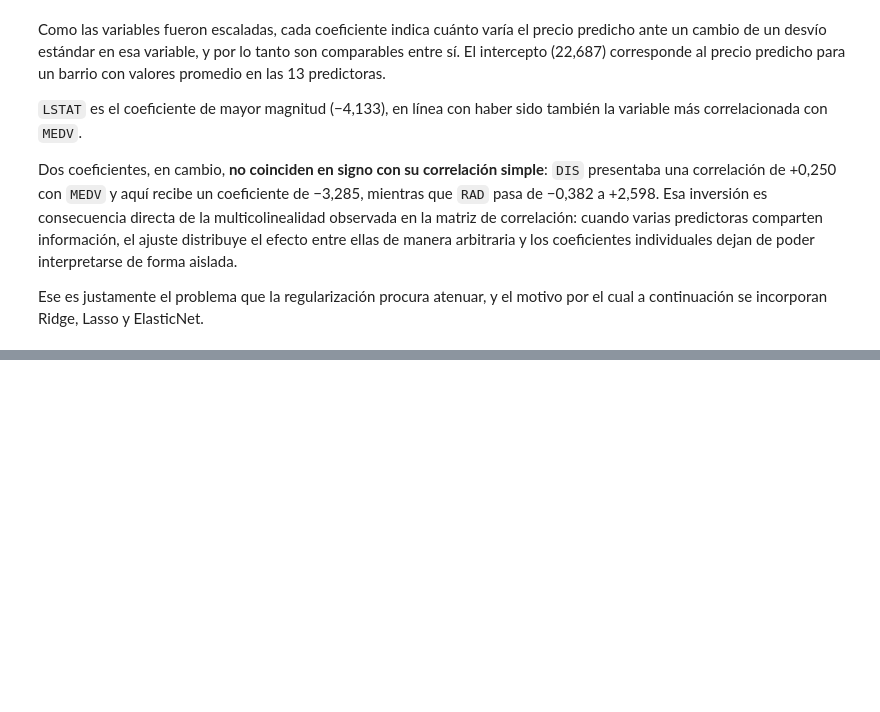
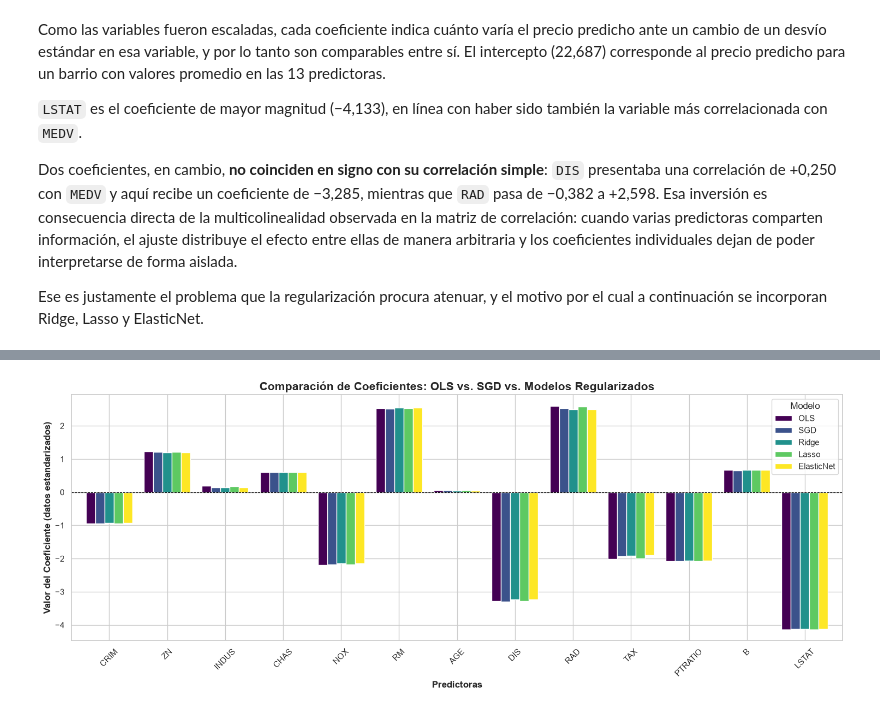
Before and after one commit to Juliansilva1/TP_AA1_Aiup_Paoloni_Silva, a Jupyter notebook: src/TP-regresion-AA1.ipynb, the cells around one changed output, grey strips where cells are left out. Drawn from its saved outputs; the diff is of its cells as text; code cells hidden in the pictures; blank space fills up the shorter version.

```diff
--- a/src/TP-regresion-AA1.ipynb
+++ b/src/TP-regresion-AA1.ipynb
@@ -625,0 +759,85 @@ Ese es justamente el problema que la regularización procura atenuar, y el motiv
+# %%
+from sklearn.linear_model import ElasticNetCV, LassoCV, RidgeCV
+
+# Espacio de búsqueda para alpha en escala logarítmica
+alphas = np.logspace(-3, 3, 100)
+
+# 1. Ridge con validación cruzada (5 folds)
+ridge_cv = RidgeCV(alphas=alphas, cv=5, scoring="neg_mean_squared_error")
+ridge_cv.fit(X_train_escalado, y_train)
+
+# 2. Lasso con validación cruzada (5 folds)
+lasso_cv = LassoCV(alphas=alphas, cv=5, random_state=RANDOM_STATE, max_iter=5000)
+lasso_cv.fit(X_train_escalado, y_train)
+
+# 3. ElasticNet con validación cruzada (5 folds)
+l1_ratios = [0.1, 0.3, 0.5, 0.7, 0.9, 0.95, 0.99]
+elastic_cv = ElasticNetCV(
+    alphas=alphas,
+    l1_ratio=l1_ratios,
+    cv=5,
+    random_state=RANDOM_STATE,
+    max_iter=5000,
+)
+elastic_cv.fit(X_train_escalado, y_train)
+
+# Imprimir mejores hiperparámetros encontrados
+print("--- Hiperparámetros Óptimos ---")
+print(f"Ridge     -> alpha óptimo: {ridge_cv.alpha_:.4f}")
+print(f"Lasso     -> alpha óptimo: {lasso_cv.alpha_:.4f}")
+print(
+    f"ElasticNet-> alpha óptimo: {elastic_cv.alpha_:.4f} | l1_ratio: {elastic_cv.l1_ratio_:.2f}"
+)
+
+# Predicciones sobre el conjunto de prueba
+y_pred_ridge = ridge_cv.predict(X_test_escalado)
+y_pred_lasso = lasso_cv.predict(X_test_escalado)
+y_pred_elastic = elastic_cv.predict(X_test_escalado)
+
+# Tabla comparativa completa de métricas en Test (incluye SGD)
+comparativa_regularizacion = pd.DataFrame(
+    {
+        "LinearRegression (OLS)": metricas_lineal["test"],
+        "SGDRegressor": metricas_sgd["test"],
+        "Ridge": calcular_metricas(y_test, y_pred_ridge),
+        "Lasso": calcular_metricas(y_test, y_pred_lasso),
+        "ElasticNet": calcular_metricas(y_test, y_pred_elastic),
+    }
+)
+
+print(
+    f"\n--- Comparativa de Rendimiento en Test ---\n{comparativa_regularizacion}"
+)
+
+# Comparativa de Coeficientes (incluye SGD)
+df_coeficientes = pd.DataFrame(
+    {
+        "OLS": regresion_lineal.coef_,
+        "SGD": sgd.coef_,
+        "Ridge": ridge_cv.coef_,
+        "Lasso": lasso_cv.coef_,
+        "ElasticNet": elastic_cv.coef_,
+    },
+    index=X_train.columns,
+)
+
+# Gráfica de Coeficientes por Modelo
+fig, ax = plt.subplots(figsize=(15, 6))
+df_coeficientes.plot(kind="bar", ax=ax, width=0.8, colormap="viridis")
+ax.axhline(0, color="black", linestyle="--", linewidth=0.8)
+ax.set_title(
+    "Comparación de Coeficientes: OLS vs. SGD vs. Modelos Regularizados",
+    fontweight="bold",
+    fontsize=15,
+)
+ax.set_ylabel("Valor del Coeficiente (datos estandarizados)", fontweight="bold")
+ax.set_xlabel("Predictoras", fontweight="bold")
+ax.legend(title="Modelo", frameon=True)
+plt.xticks(rotation=45)
+plt.tight_layout()
+plt.show()
+
+# Variables eliminadas por Lasso (coeficiente == 0)
+variables_anuladas = df_coeficientes[df_coeficientes["Lasso"] == 0].index.tolist()
+print(f"Variables anuladas exactamente por Lasso: {variables_anuladas}")
+# %% [output]
@@ -625,0 +854 @@ Ese es justamente el problema que la regularización procura atenuar, y el motiv
+[figure, added]
```
Also changed, not shown: parts of 6 cells of this notebook.
